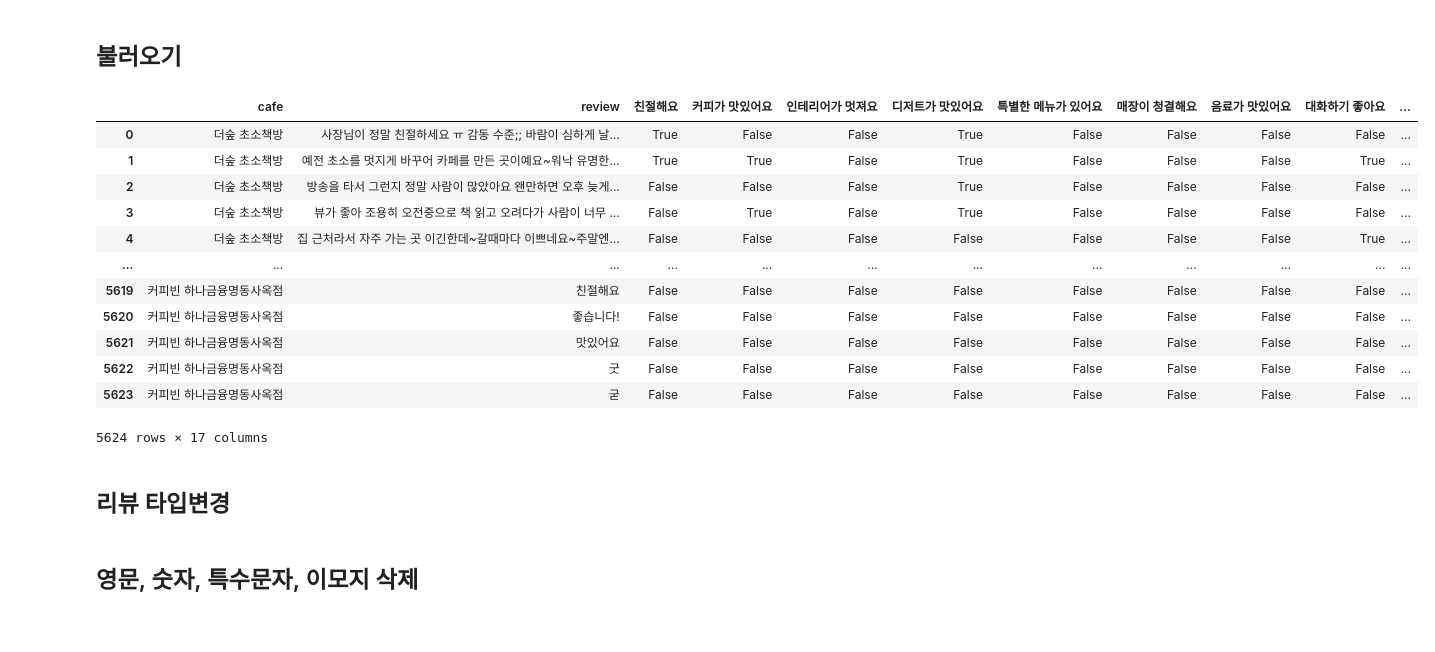
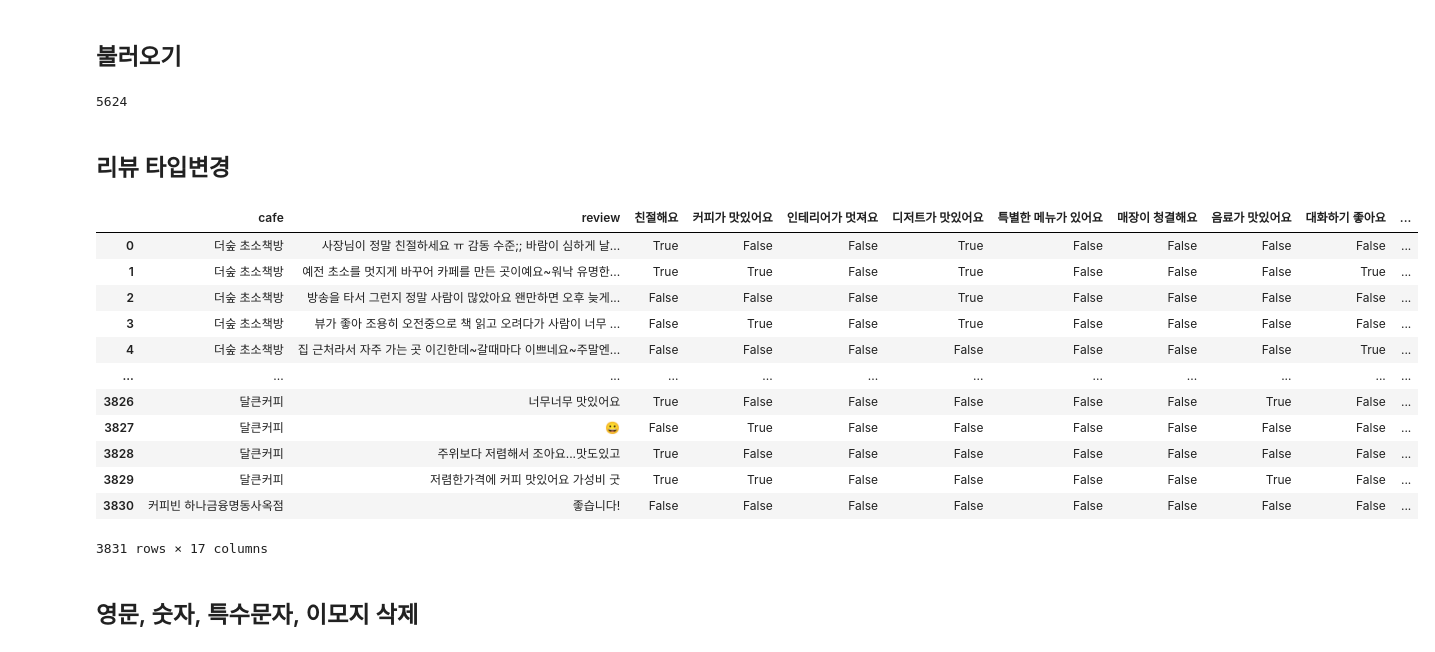
Before and after one commit to HaileyOH/Joongang-Mediazen_co-project, a Jupyter notebook: 220609_cafe_review(tag_classification).ipynb, the cells around one changed output. Saved outputs shown, nothing was run; the diff lists cells and outputs as text; code cells hidden in the pictures.

```diff
--- a/220609_cafe_review(tag_classification).ipynb
+++ b/220609_cafe_review(tag_classification).ipynb
@@ -432,26 +450,33 @@ df = pd.read_csv('cafe_review_db.tsv', sep='\t')
 df.drop('Unnamed: 0', axis = 1, inplace = True)
 df = df.rename(columns = {'0' : 'cafe', '1' : 'review'})
 # df.index = df.index+1
-df
+len(df)
 # %% [output]
-|  | cafe | review | 친절해요 | 커피가 맛있어요 | 인테리어가 멋져요 | 디저트가 맛있어요 | 특별한 메뉴가 있어요 | 매장이 청결해요 | 음료가 맛있어요 | 대화하기 좋아요 | ... |
-| 0 | 더숲 초소책방 | 사장님이 정말 친절하세요 ㅠ 감동 수준;; 바람이 심하게 날... | True | False | False | True | False | False | False | False | ... |
-| 1 | 더숲 초소책방 | 예전 초소를 멋지게 바꾸어 카페를 만든 곳이예요~워낙 유명한... | True | True | False | True | False | False | False | True | ... |
-| 2 | 더숲 초소책방 | 방송을 타서 그런지 정말 사람이 많았아요 왠만하면 오후 늦게... | False | False | False | True | False | False | False | False | ... |
-| 3 | 더숲 초소책방 | 뷰가 좋아 조용히 오전중으로 책 읽고 오려다가 사람이 너무 ... | False | True | False | True | False | False | False | False | ... |
-| 4 | 더숲 초소책방 | 집 근처라서 자주 가는 곳 이긴한데~갈때마다 이쁘네요~주말엔... | False | False | False | False | False | False | False | True | ... |
-| ... | ... | ... | ... | ... | ... | ... | ... | ... | ... | ... | ... |
-| 5619 | 커피빈 하나금융명동사옥점 | 친절해요 | False | False | False | False | False | False | False | False | ... |
-| 5620 | 커피빈 하나금융명동사옥점 | 좋습니다! | False | False | False | False | False | False | False | False | ... |
-| 5621 | 커피빈 하나금융명동사옥점 | 맛있어요 | False | False | False | False | False | False | False | False | ... |
-| 5622 | 커피빈 하나금융명동사옥점 | 굿 | False | False | False | False | False | False | False | False | ... |
-| 5623 | 커피빈 하나금융명동사옥점 | 굳 | False | False | False | False | False | False | False | False | ... |
-5624 rows × 17 columns
+5624
 # %% [markdown]
 ## 리뷰 타입변경
 # %%
 df.dtypes
 df['review'] = df['review'].astype('str')
+# %%
+# 리뷰 중복 제거
+df.drop_duplicates(['review'], ignore_index = True, inplace = True)
+len(df)
+df
+# %% [output]
+|  | cafe | review | 친절해요 | 커피가 맛있어요 | 인테리어가 멋져요 | 디저트가 맛있어요 | 특별한 메뉴가 있어요 | 매장이 청결해요 | 음료가 맛있어요 | 대화하기 좋아요 | ... |
+| 0 | 더숲 초소책방 | 사장님이 정말 친절하세요 ㅠ 감동 수준;; 바람이 심하게 날... | True | False | False | True | False | False | False | False | ... |
+| 1 | 더숲 초소책방 | 예전 초소를 멋지게 바꾸어 카페를 만든 곳이예요~워낙 유명한... | True | True | False | True | False | False | False | True | ... |
+| 2 | 더숲 초소책방 | 방송을 타서 그런지 정말 사람이 많았아요 왠만하면 오후 늦게... | False | False | False | True | False | False | False | False | ... |
+| 3 | 더숲 초소책방 | 뷰가 좋아 조용히 오전중으로 책 읽고 오려다가 사람이 너무 ... | False | True | False | True | False | False | False | False | ... |
+| 4 | 더숲 초소책방 | 집 근처라서 자주 가는 곳 이긴한데~갈때마다 이쁘네요~주말엔... | False | False | False | False | False | False | False | True | ... |
+| ... | ... | ... | ... | ... | ... | ... | ... | ... | ... | ... | ... |
+| 3826 | 달큰커피 | 너무너무 맛있어요 | True | False | False | False | False | False | True | False | ... |
+| 3827 | 달큰커피 | 😀 | False | True | False | False | False | False | False | False | ... |
+| 3828 | 달큰커피 | 주위보다 저렴해서 조아요...맛도있고 | True | False | False | False | False | False | False | False | ... |
+| 3829 | 달큰커피 | 저렴한가격에 커피 맛있어요 가성비 굿 | True | True | False | False | False | False | True | False | ... |
+| 3830 | 커피빈 하나금융명동사옥점 | 좋습니다! | False | False | False | False | False | False | False | False | ... |
+3831 rows × 17 columns
 # %% [markdown]
 ## 영문, 숫자, 특수문자, 이모지 삭제
 # %% [markdown]
```
Also changed, not shown: parts of 10 cells of this notebook, 3 other files.
